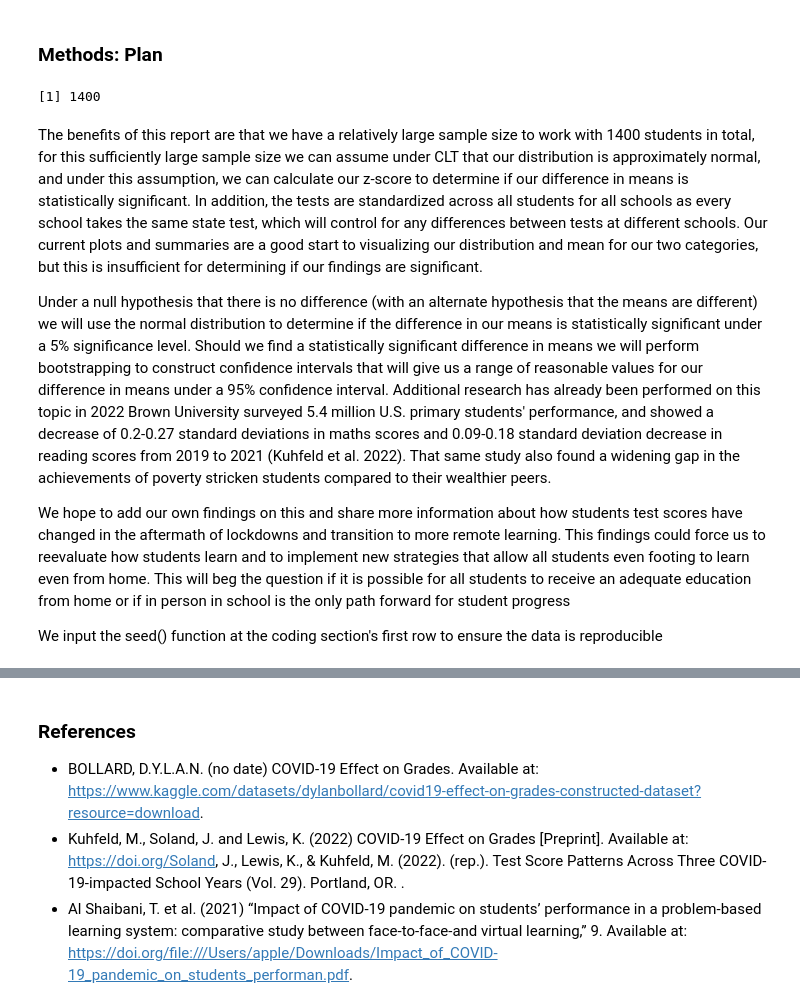
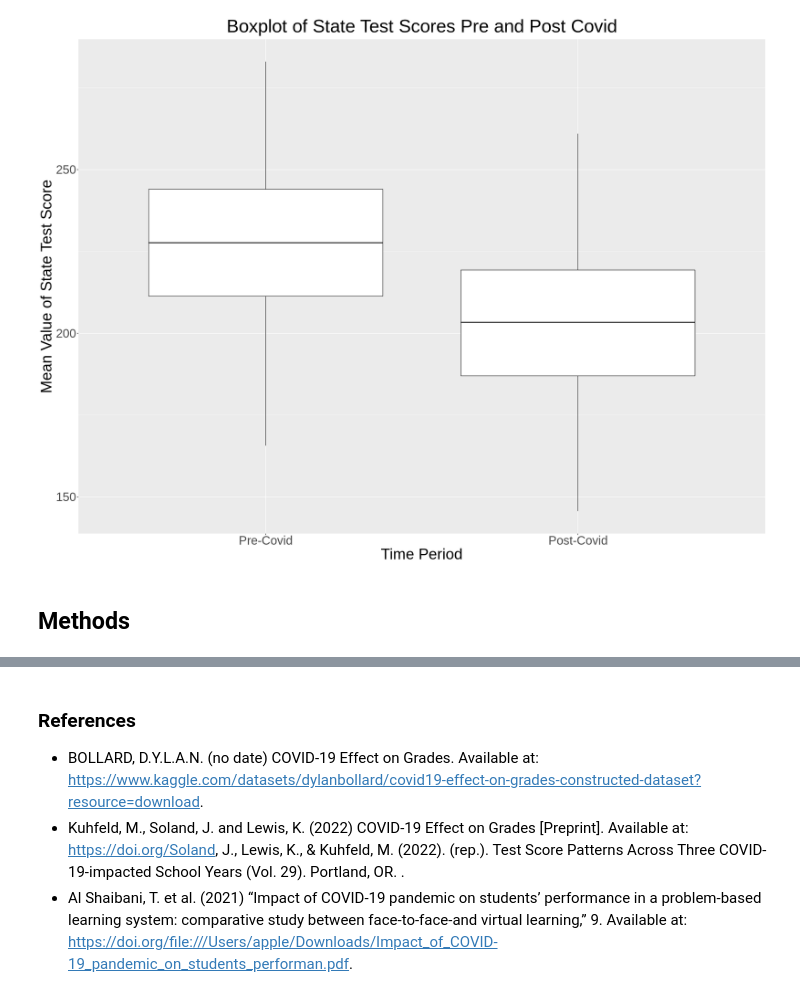
Before and after one commit to dylanc9918/STAT_201_Project, a Jupyter notebook: Proposal.ipynb, the cells around one changed output, grey strips where cells are left out. Cells and saved outputs as stored; diff of their text form; code cells hidden in the pictures.

```diff
--- a/Proposal.ipynb
+++ b/Proposal.ipynb
@@ -84,16 +136,19 @@ A tibble: 2 × 3
+# %%
+
+
+#create a box plot of distribution pre and post covid
+covid_box_plot<- covid_n %>%
+ggplot()+
+geom_boxplot(aes(x= factor(time,levels = c("pre_covid","post_covid")), y = meanscore))+
+xlab("Time Period")+
+ylab("Mean Value of State Test Score")+
+ggtitle("Boxplot of State Test Scores Pre and Post Covid")+
+theme(text = element_text(size = 30),plot.title = element_text(hjust = 0.5))+
+scale_x_discrete(labels=c("Pre-Covid", "Post-Covid"))
+
+
+covid_box_plot
+# %% [output]
+[figure, added]
 # %% [markdown]
-### Methods: Plan
+## Methods
-# %%
-count_students = nrow(covid_n)/2
-count_students
-# %% [output]
-[1] 1400
-# %% [markdown]
-
-The benefits of this report are that we have a relatively large sample size to work with 1400 students in total, for this sufficiently large sample size we can assume under CLT that our distribution is approximately normal, and under this assumption, we can calculate our z-score to determine if our difference in means is statistically significant. In addition, the tests are standardized across all students for all schools as every school takes the same state test, which will control for any differences between tests at different schools. Our current plots and summaries are a good start to visualizing our distribution and mean for our two categories, but this is insufficient for determining if our findings are significant.
-
-Under a null hypothesis that there is no difference (with an alternate hypothesis that the means are different) we will use the normal distribution to determine if the difference in our means is statistically significant under a 5% significance level. Should we find a statistically significant difference in means we will perform bootstrapping to construct confidence intervals that will give us a range of reasonable values for our difference in means under a 95% confidence interval. Additional research has already been performed on this topic in 2022 Brown University surveyed 5.4 million U.S. primary students' performance, and showed a decrease of 0.2-0.27 standard deviations in maths scores and 0.09-0.18 standard deviation decrease in reading scores from 2019 to 2021 (Kuhfeld et al. 2022). That same study also found a widening gap in the achievements of poverty stricken students compared to their wealthier peers.
-
-We hope to add our own findings on this and share more information about how students test scores have changed in the aftermath of lockdowns and transition to more remote learning. This findings could force us to reevaluate how students learn and to implement new strategies that allow all students even footing to learn even from home. This will beg the question if it is possible for all students to receive an adequate education from home or if in person in school is the only path forward for student progress
-
-We input the seed() function at the coding section's first row to ensure the data is reproducible
```
Also changed, not shown: parts of 26 cells of this notebook.
